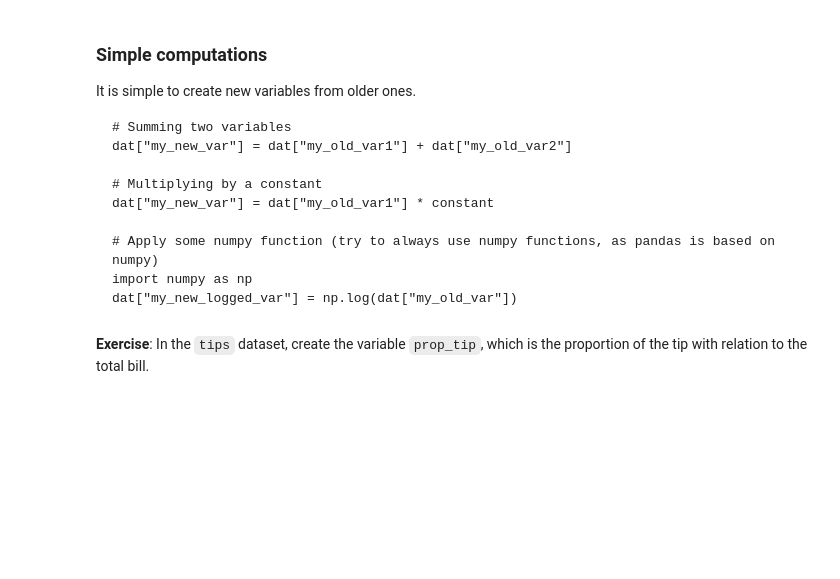
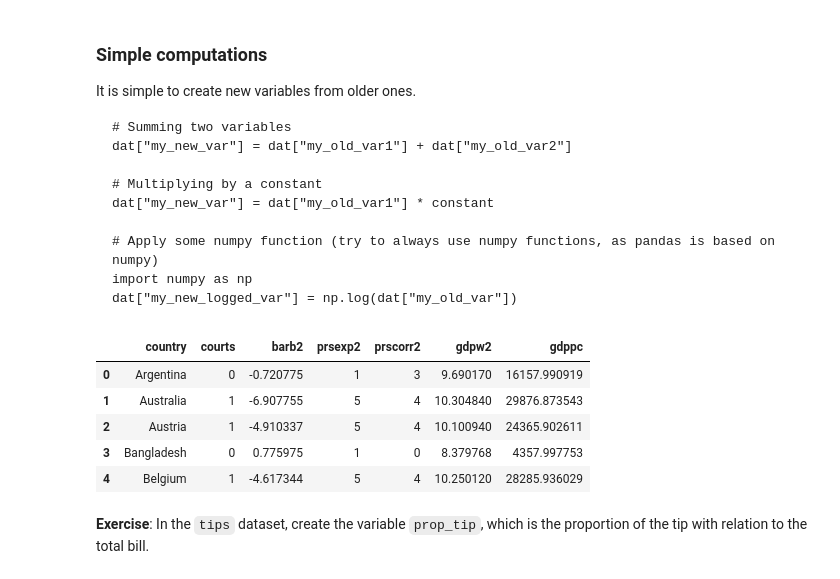
Before and after one commit to umbertomig/POLI175public, a Jupyter notebook: lectures/lecture03/POLI175-Lecture03-Student.ipynb, the cells around one changed output. Cells and saved outputs as stored; diff of their text form; code cells hidden in the pictures; blank space fills up the shorter version.

````diff
--- a/lectures/lecture03/POLI175-Lecture03-Student.ipynb
+++ b/lectures/lecture03/POLI175-Lecture03-Student.ipynb
@@ -306,6 +333,15 @@ dat["my_new_logged_var"] = np.log(dat["my_old_var"])
 ```
 # %%
 # My code here
+dat['gdppc'] = np.exp(dat['gdpw2'])
+dat.head()
+# %% [output]
+|  | country | courts | barb2 | prsexp2 | prscorr2 | gdpw2 | gdppc |
+| 0 | Argentina | 0 | -0.720775 | 1 | 3 | 9.690170 | 16157.990919 |
+| 1 | Australia | 1 | -6.907755 | 5 | 4 | 10.304840 | 29876.873543 |
+| 2 | Austria | 1 | -4.910337 | 5 | 4 | 10.100940 | 24365.902611 |
+| 3 | Bangladesh | 0 | 0.775975 | 1 | 0 | 8.379768 | 4357.997753 |
+| 4 | Belgium | 1 | -4.617344 | 5 | 4 | 10.250120 | 28285.936029 |
 # %% [markdown]
 **Exercise**: In the `tips` dataset, create the variable `prop_tip`, which is the proportion of the tip with relation to the total bill.
 # %%
````
Also changed, not shown: parts of 5 cells of this notebook, 8 other files.
